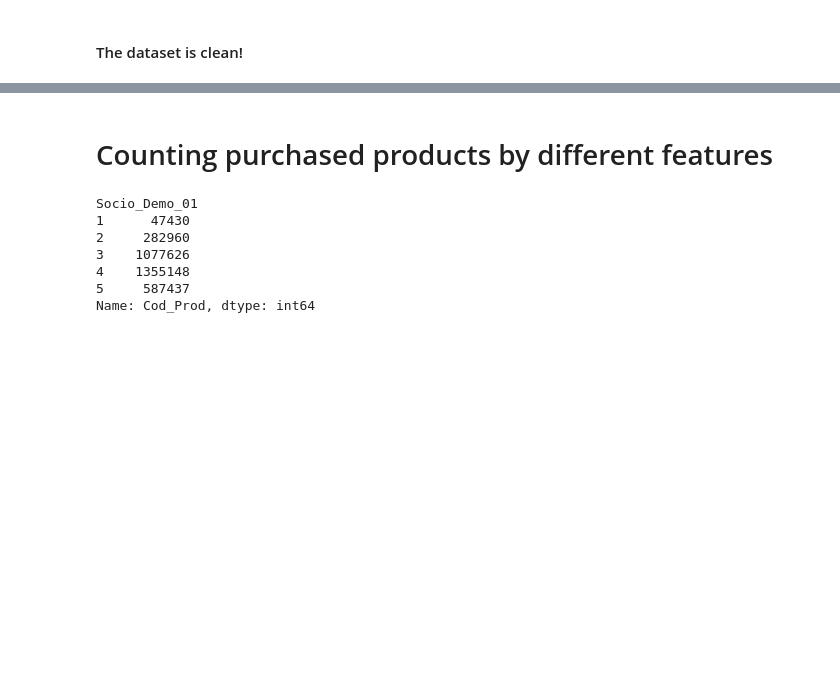
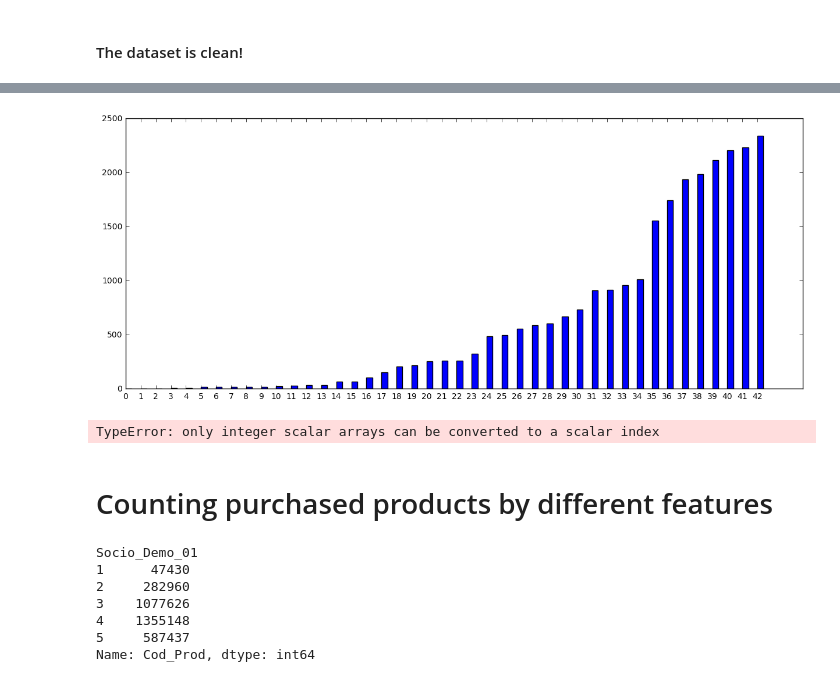
Before and after one commit to SaucePan1/CMDatathon, a Jupyter notebook: VisualizeData.ipynb, the cells around one changed output, grey strips where cells are left out. Drawn from its saved outputs; the diff is of its cells as text; code cells hidden in the pictures; blank space fills up the shorter version.

```diff
--- a/VisualizeData.ipynb
+++ b/VisualizeData.ipynb
@@ -199,3 +289,14 @@ False
+# %%
+plt.bar(left[:43],sells[:43], tick_label = labels[:43])
+plt.show()
+# %% [output]
+[figure, added]
+# %%
+median=np.median(sells)
+
+sells[sells < median]
+# %% [output]
+TypeError: only integer scalar arrays can be converted to a scalar index
 # %% [markdown]
 # Counting purchased products by different features
 # %%
```
Also changed, not shown: parts of 132 cells of this notebook.
